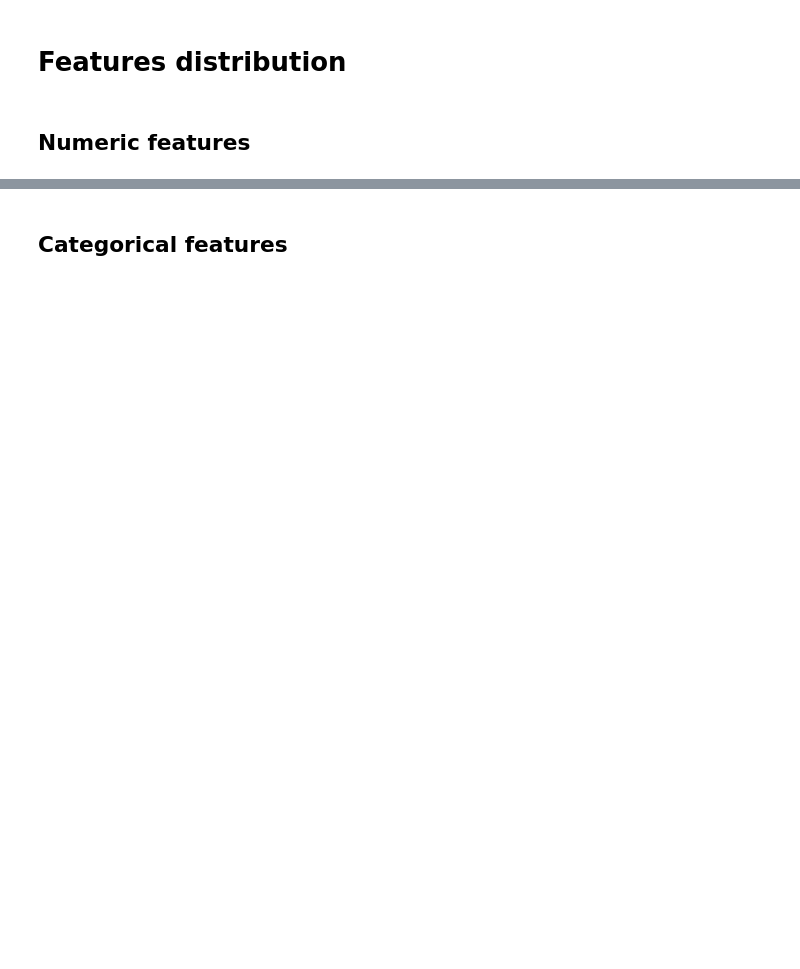
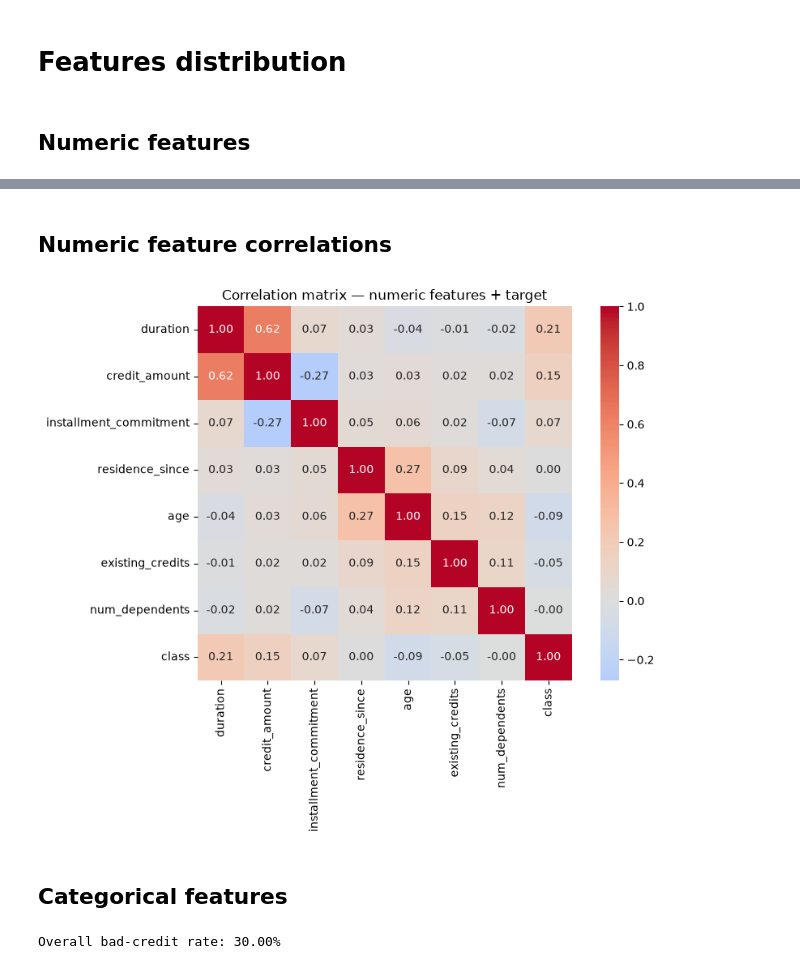
Before and after one commit to cafernandezp/ds-harness-template, a Jupyter notebook: playground/scripts/eda/eda_binary_target.ipynb, the cells around one changed output, grey strips where cells are left out. Cells and saved outputs as stored; diff of their text form; code cells hidden in the pictures; blank space fills up the shorter version.

```diff
--- a/playground/scripts/eda/eda_binary_target.ipynb
+++ b/playground/scripts/eda/eda_binary_target.ipynb
@@ -132,2 +196,23 @@ for col in numeric_features:
+# %% [markdown]
+## Numeric feature correlations
+# %%
+# target_col included as a rough signal only — class is a nominal 1/2 code,
+# not a continuous target, so treat its correlations as directional, not exact.
+corr = df[list(numeric_features) + [target_col]].corr()
+
+fig, ax = plt.subplots(figsize=(9, 7))
+sns.heatmap(corr, annot=True, fmt=".2f", cmap="coolwarm", center=0, square=True, ax=ax)
+ax.set_title("Correlation matrix — numeric features + target")
+plt.tight_layout()
+plt.show()
+# %% [output]
+[figure, added]
 # %% [markdown]
 ## Categorical features
+# %%
+# class: 1 = good, 2 = bad credit risk (per UCI docs) -> flatten to a legible rate
+target_flag = (y == 2).astype(int)
+overall_bad_rate = target_flag.mean()
+print(f"Overall bad-credit rate: {overall_bad_rate:.2%}")
+# %% [output]
+Overall bad-credit rate: 30.00%
```
Also changed, not shown: parts of 13 cells of this notebook.
